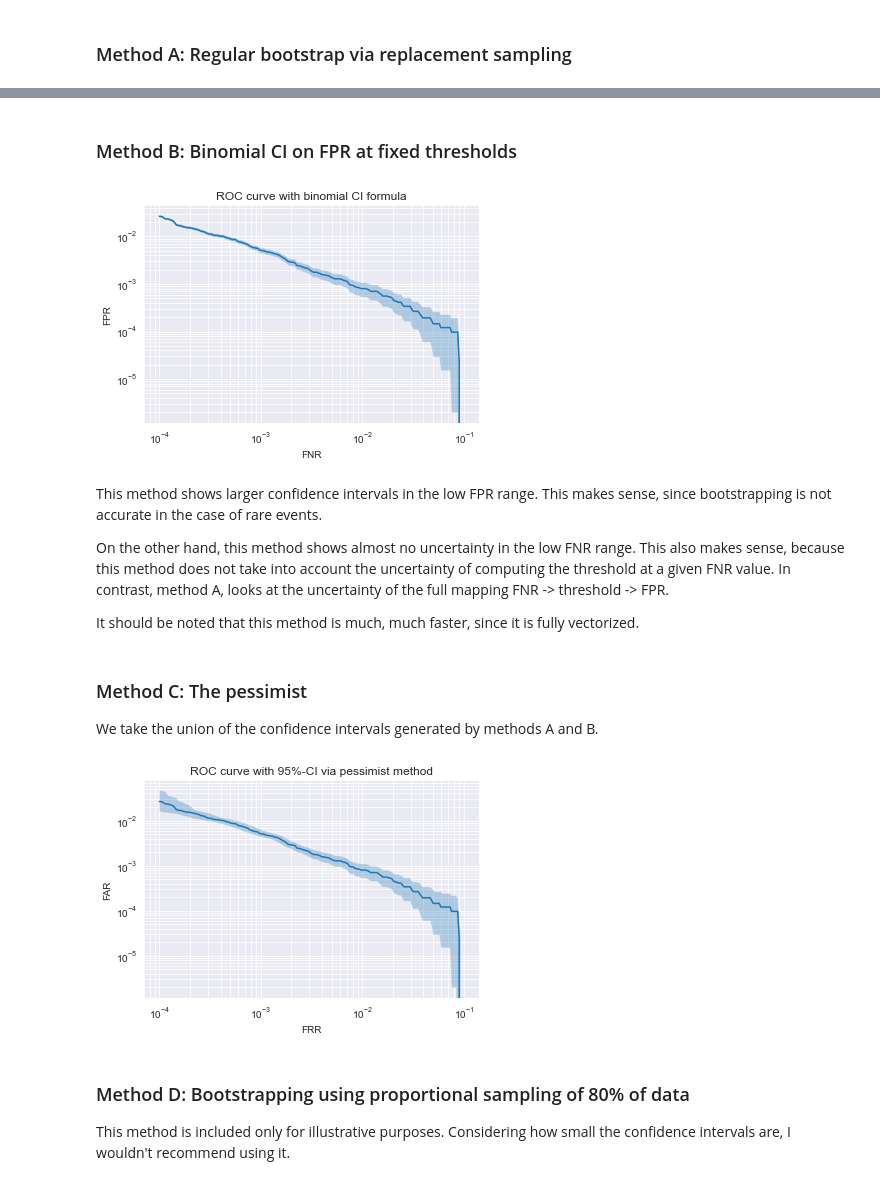
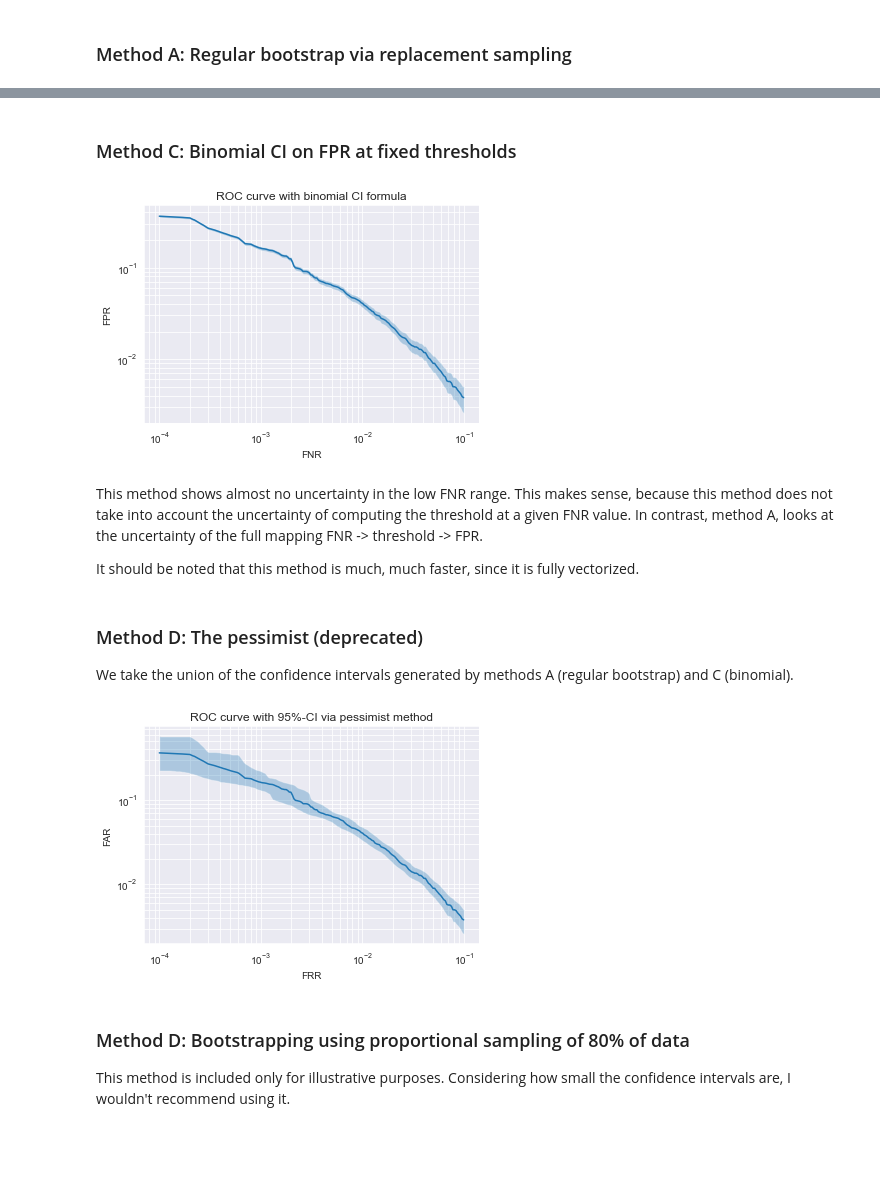
Before and after one commit to martinsbruveris/score-analysis, a Jupyter notebook: notebooks/roc-curve-with-ci.ipynb, the cells around one changed output, grey strips where cells are left out. Drawn from its saved outputs; the diff is of its cells as text; code cells hidden in the pictures; blank space fills up the shorter version.

```diff
--- a/notebooks/roc-curve-with-ci.ipynb
+++ b/notebooks/roc-curve-with-ci.ipynb
@@ -47,10 +24,8 @@ memory usage: 3.8+ MB
 # %%
-scores = Scores.from_labels(
-    scores=df["score"],
-    labels=df["label"],
-    pos_label="pos",
-    score_class="pos",
-)
+pos = np.random.normal(loc=5.0, scale=1.0, size=10_000)
+neg = np.random.normal(loc=1.0, scale=1.0, size=10_000)
+
+scores = Scores(pos, neg)
 # %%
 threshold, eer = scores.eer()
 ci = scores.bootstrap_ci("eer")
@@ -118,5 +136,5 @@ plt.show()
 # %% [markdown]
-### Method B: Binomial CI on FPR at fixed thresholds
+### Method C: Binomial CI on FPR at fixed thresholds
 # %%
 fnr = np.logspace(-4, -1, 200)
 
@@ -129,7 +144,7 @@ fpr_ci = cm.fpr_ci()
 # %%
 plt.figure()
 plt.plot(fnr, fpr)
-plt.fill_between(fnr, fpr_ci[:, 0], fpr_ci[:, 1], alpha=.3)
+plt.fill_between(fnr, lower, upper, alpha=.3)
 plt.xscale("log")
 plt.yscale("log")
 plt.grid(which="both")
@@ -138,14 +153,12 @@ plt.ylabel("FPR")
 plt.title("ROC curve with binomial CI formula")
 plt.show()
 # %% [output]
-[figure, old version]
+[figure, new version]
 # %% [markdown]
-This method shows larger confidence intervals in the low FPR range. This makes sense, since bootstrapping is not accurate in the case of rare events.
-
-On the other hand, this method shows almost no uncertainty in the low FNR range. This also makes sense, because this method does not take into account the uncertainty of computing the threshold at a given FNR value. In contrast, method A, looks at the uncertainty of the full mapping FNR -> threshold -> FPR.
+This method shows almost no uncertainty in the low FNR range. This makes sense, because this method does not take into account the uncertainty of computing the threshold at a given FNR value. In contrast, method A, looks at the uncertainty of the full mapping FNR -> threshold -> FPR.
 
 It should be noted that this method is much, much faster, since it is fully vectorized.
 # %% [markdown]
-### Method C: The pessimist
+### Method D: The pessimist (deprecated)
 
-We take the union of the confidence intervals generated by methods A and B.
+We take the union of the confidence intervals generated by methods A (regular bootstrap) and C (binomial).
@@ -180,16 +165,22 @@ fpr_ci = fpr_ci_pessimist(scores, fnr)
+# %%
+fnr = np.logspace(-4, -1, 200)
+
+fpr, fnr, lower, upper = score_analysis.tools.roc_with_ci(
+    scores, fnr=fnr, method="pessimist", alpha=0.05
+)
 # %%
 plt.figure()
 plt.plot(fnr, fpr)
-plt.fill_between(fnr, fpr_ci[:, 0], fpr_ci[:, 1], alpha=.3)
+plt.fill_between(fnr, lower, upper, alpha=.3)
 plt.xscale("log")
 plt.yscale("log")
 plt.grid(which="both")
 plt.xlabel("FRR")
 plt.ylabel("FAR")
 plt.title("ROC curve with 95%-CI via pessimist method")
 plt.show()
 # %% [output]
-[figure, old version]
+[figure, new version]
 # %% [markdown]
 ### Method D: Bootstrapping using proportional sampling of 80% of data
 
```
Also changed, not shown: parts of 23 cells of this notebook, 4 other files.
